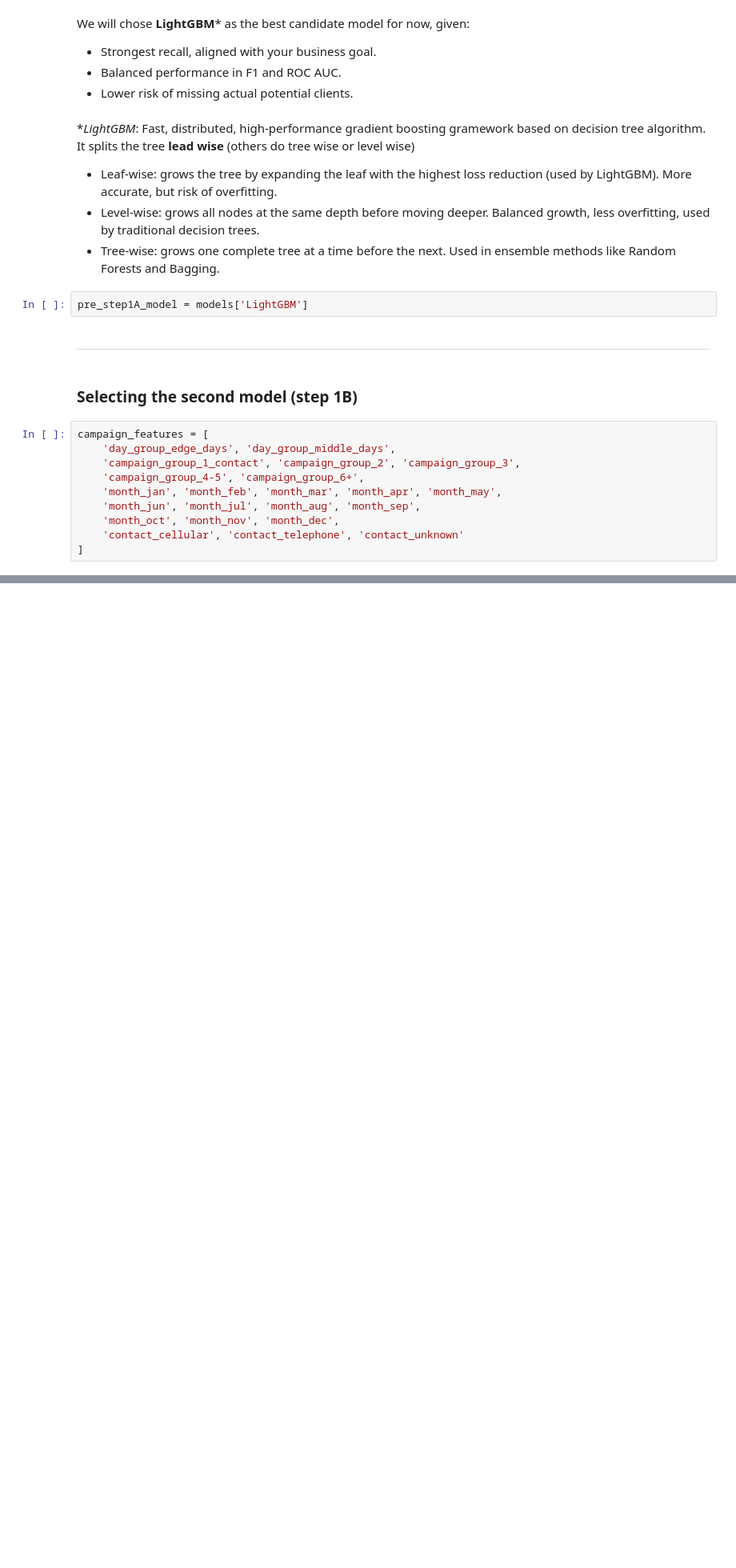
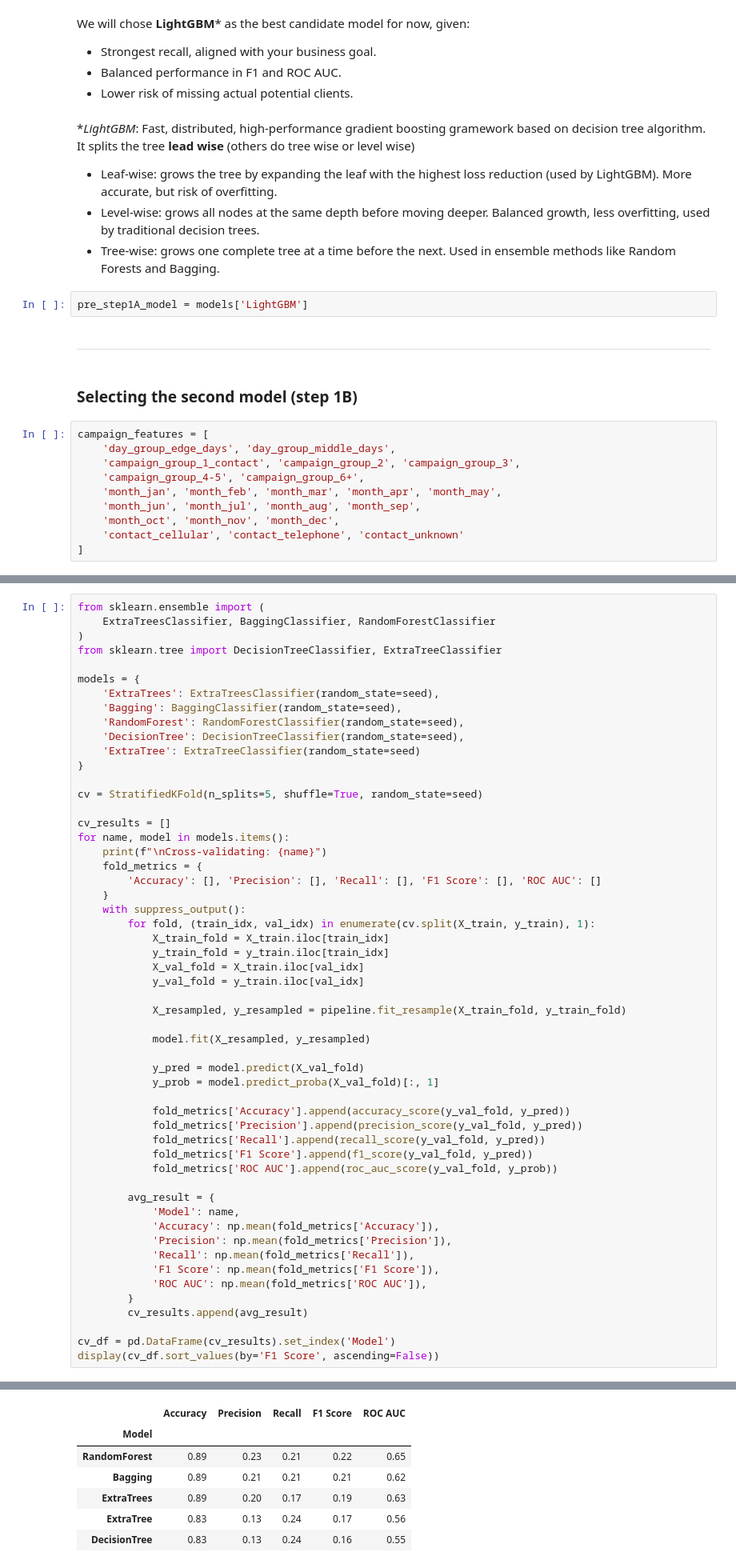
Before and after one commit to FederCO23/Term_Deposit_Marketing_-_tpx4U1BHhRR0IUm9, a Jupyter notebook: TermDepositMarketing.ipynb, the cells around one changed output, grey strips where cells are left out. Shown at 80% size. Drawn from its saved outputs; the diff is of its cells as text; blank space fills up the shorter version.

```diff
--- a/TermDepositMarketing.ipynb
+++ b/TermDepositMarketing.ipynb
@@ -1005,0 +1076,55 @@ campaign_features = [
+# %%
+from sklearn.ensemble import (
+    ExtraTreesClassifier, BaggingClassifier, RandomForestClassifier
+)
+from sklearn.tree import DecisionTreeClassifier, ExtraTreeClassifier
+
+models = {
+    'ExtraTrees': ExtraTreesClassifier(random_state=seed),
+    'Bagging': BaggingClassifier(random_state=seed),
+    'RandomForest': RandomForestClassifier(random_state=seed),
+    'DecisionTree': DecisionTreeClassifier(random_state=seed),
+    'ExtraTree': ExtraTreeClassifier(random_state=seed)
+}
+
+cv = StratifiedKFold(n_splits=5, shuffle=True, random_state=seed)
+
+cv_results = []
+for name, model in models.items():
+    print(f"\nCross-validating: {name}")
+    fold_metrics = {
+        'Accuracy': [], 'Precision': [], 'Recall': [], 'F1 Score': [], 'ROC AUC': []
+    }
+    with suppress_output():
+        for fold, (train_idx, val_idx) in enumerate(cv.split(X_train, y_train), 1):
+            X_train_fold = X_train.iloc[train_idx]
+            y_train_fold = y_train.iloc[train_idx]
+            X_val_fold = X_train.iloc[val_idx]
+            y_val_fold = y_train.iloc[val_idx]
+
+            X_resampled, y_resampled = pipeline.fit_resample(X_train_fold, y_train_fold)
+
+            model.fit(X_resampled, y_resampled)
+
+            y_pred = model.predict(X_val_fold)
+            y_prob = model.predict_proba(X_val_fold)[:, 1]
+
+            fold_metrics['Accuracy'].append(accuracy_score(y_val_fold, y_pred))
+            fold_metrics['Precision'].append(precision_score(y_val_fold, y_pred))
+            fold_metrics['Recall'].append(recall_score(y_val_fold, y_pred))
+            fold_metrics['F1 Score'].append(f1_score(y_val_fold, y_pred))
+            fold_metrics['ROC AUC'].append(roc_auc_score(y_val_fold, y_prob))
+
+        avg_result = {
+            'Model': name,
+            'Accuracy': np.mean(fold_metrics['Accuracy']),
+            'Precision': np.mean(fold_metrics['Precision']),
+            'Recall': np.mean(fold_metrics['Recall']),
+            'F1 Score': np.mean(fold_metrics['F1 Score']),
+            'ROC AUC': np.mean(fold_metrics['ROC AUC']),
+        }
+        cv_results.append(avg_result)
+
+cv_df = pd.DataFrame(cv_results).set_index('Model')
+display(cv_df.sort_values(by='F1 Score', ascending=False))
+# %% [output]
@@ -1005,0 +1140,7 @@ campaign_features = [
+|  | Accuracy | Precision | Recall | F1 Score | ROC AUC |
+| Model |  |  |  |  |  |
+| RandomForest | 0.89 | 0.23 | 0.21 | 0.22 | 0.65 |
+| Bagging | 0.89 | 0.21 | 0.21 | 0.21 | 0.62 |
+| ExtraTrees | 0.89 | 0.20 | 0.17 | 0.19 | 0.63 |
+| ExtraTree | 0.83 | 0.13 | 0.24 | 0.17 | 0.56 |
+| DecisionTree | 0.83 | 0.13 | 0.24 | 0.16 | 0.55 |
```
Also changed, not shown: parts of 20 cells of this notebook.
